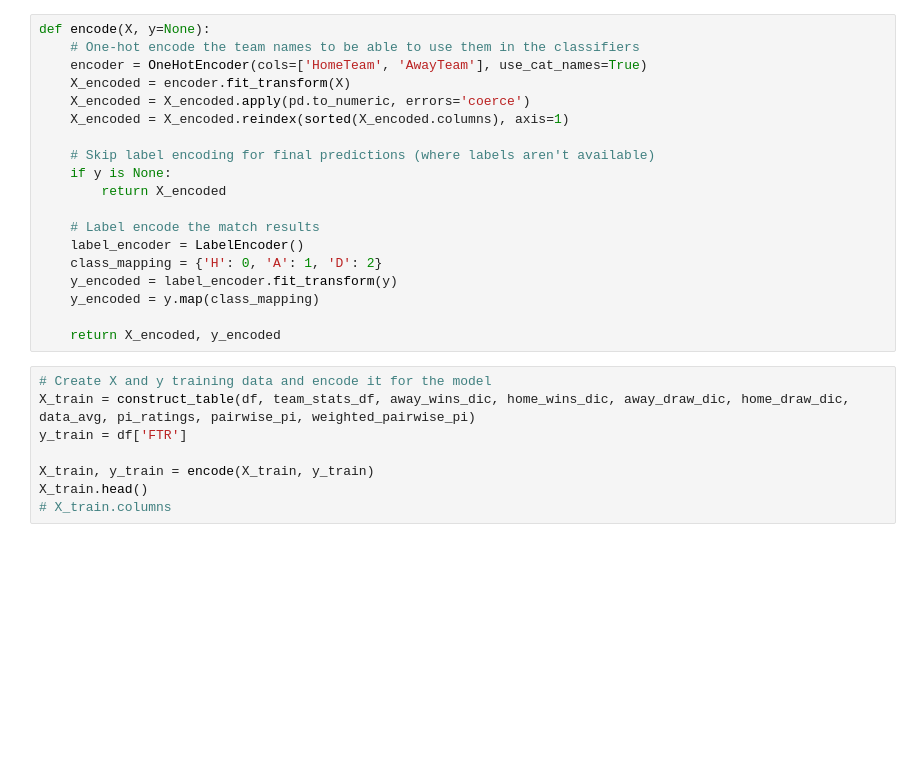
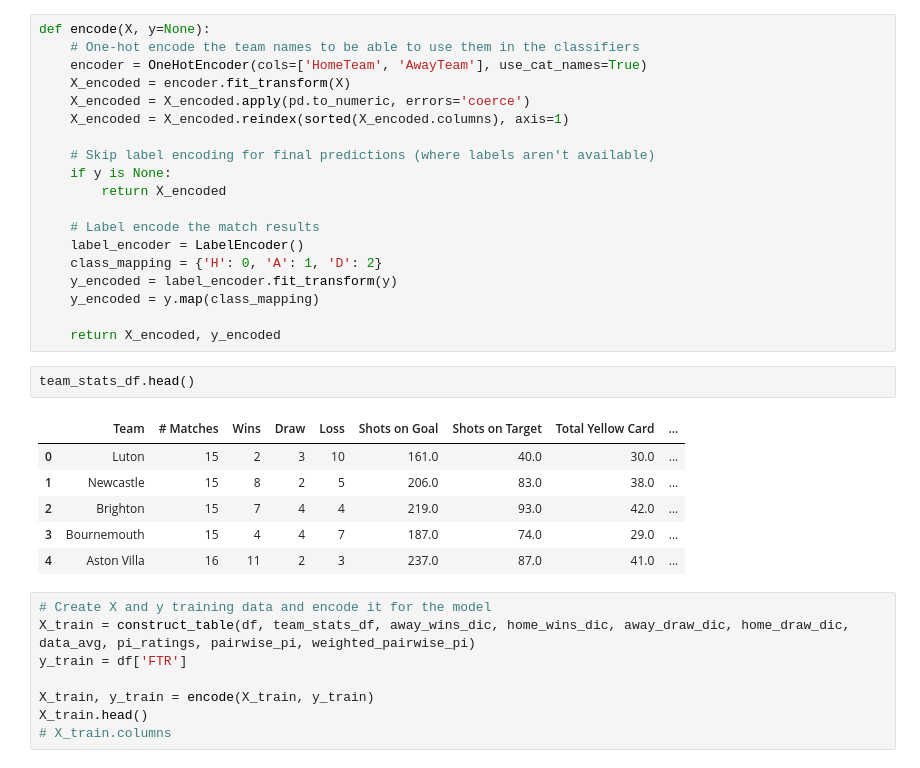
Before and after one commit to hubamatyas/Football-Arbitrage-Value-Betting, a Jupyter notebook: model.ipynb, the cells around one changed output. Cells and saved outputs as stored; diff of their text form; blank space fills up the shorter version.

```diff
--- a/model.ipynb
+++ b/model.ipynb
@@ -703,6 +705,15 @@ def encode(X, y=None):
     y_encoded = y.map(class_mapping)
 
     return X_encoded, y_encoded
+# %%
+team_stats_df.head()
+# %% [output]
+|  | Team | # Matches | Wins | Draw | Loss | Shots on Goal | Shots on Target | Total Yellow Card | ... |
+| 0 | Luton | 15 | 2 | 3 | 10 | 161.0 | 40.0 | 30.0 | ... |
+| 1 | Newcastle | 15 | 8 | 2 | 5 | 206.0 | 83.0 | 38.0 | ... |
+| 2 | Brighton | 15 | 7 | 4 | 4 | 219.0 | 93.0 | 42.0 | ... |
+| 3 | Bournemouth | 15 | 4 | 4 | 7 | 187.0 | 74.0 | 29.0 | ... |
+| 4 | Aston Villa | 16 | 11 | 2 | 3 | 237.0 | 87.0 | 41.0 | ... |
 # %%
 # Create X and y training data and encode it for the model
 X_train = construct_table(df, team_stats_df, away_wins_dic, home_wins_dic, away_draw_dic, home_draw_dic, data_avg, pi_ratings, pairwise_pi, weighted_pairwise_pi)
```
Also changed, not shown: parts of 10 cells of this notebook, 6 other files.
